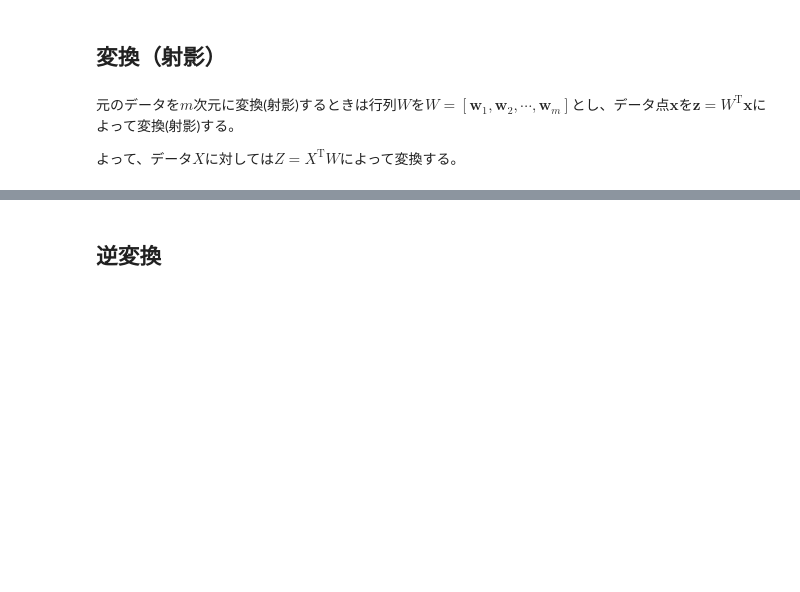
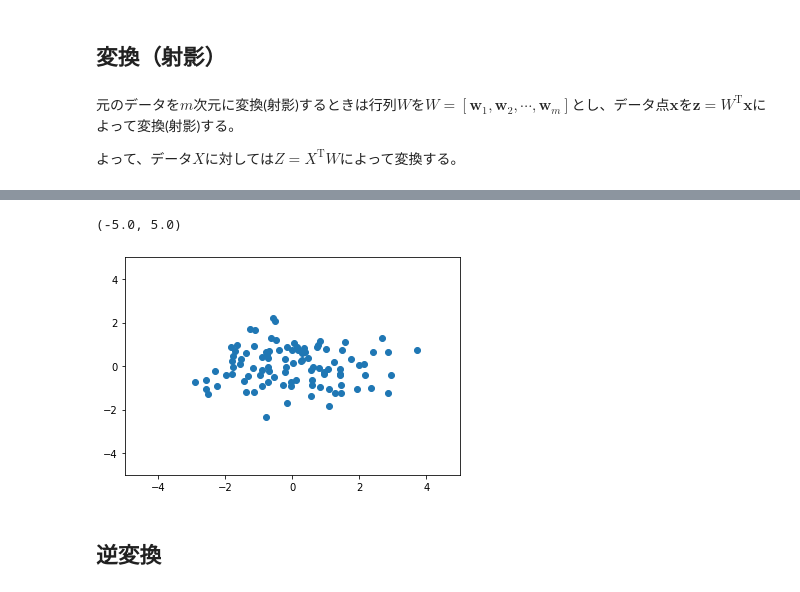
Before and after one commit to YoshiyukiKono/DNN_Report, a Jupyter notebook: P1_Machine-Learning/notebook/np_pca.ipynb, the cells around one changed output, grey strips where cells are left out. Drawn from its saved outputs; the diff is of its cells as text; code cells hidden in the pictures; blank space fills up the shorter version.

```diff
--- a/P1_Machine-Learning/notebook/np_pca.ipynb
+++ b/P1_Machine-Learning/notebook/np_pca.ipynb
@@ -89,3 +105,11 @@ plt.ylim(-5, 5)
+# %%
+Z = transform_by_pca_fixed(X, components.T)
+plt.scatter(Z[:, 0], Z[:, 1])
+plt.xlim(-5, 5)
+plt.ylim(-5, 5)
+# %% [output]
+(-5.0, 5.0)
+[figure, added]
 # %% [markdown]
 ## 逆変換
 # %% [markdown]
```
Also changed, not shown: parts of 33 cells of this notebook.
